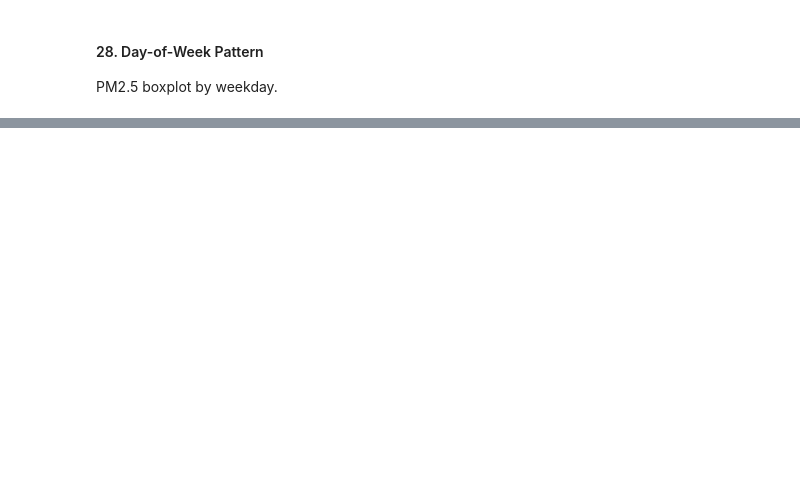
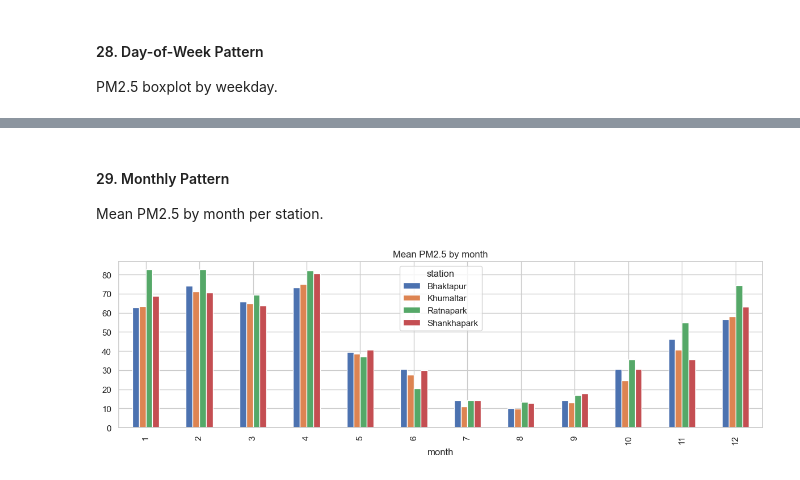
Before and after one commit to susmitahkhanal/kathmandu_pm25_forecasting, a Jupyter notebook: index.ipynb, the cells around one changed output, grey strips where cells are left out. Cells and saved outputs as stored; diff of their text form; code cells hidden in the pictures; blank space fills up the shorter version.

Commit message:
feat: add monthly and seasonal pattern analysis to EDA

```diff
--- a/index.ipynb
+++ b/index.ipynb
@@ -495,0 +507,11 @@ plt.show()
+# %% [markdown]
+#### 29. Monthly Pattern
+
+Mean PM2.5 by month per station.
+# %%
+valid.groupby(["station", "month"])[PM25_COL].mean().unstack("station").plot(kind="bar", figsize=(12, 4))
+plt.title("Mean PM2.5 by month");
+plt.tight_layout();
+plt.show()
+# %% [output]
+[figure, added]
```
Also changed, not shown: parts of 6 cells of this notebook.
